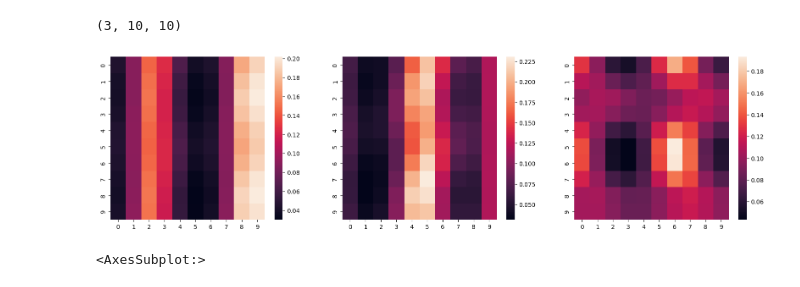
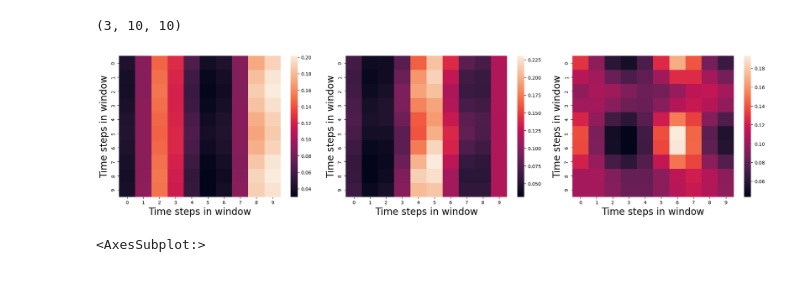
Before and after one commit to Marci0707/CryptoPredictions, a Jupyter notebook: useful_notebooks/weight_viz.ipynb, the cells around one changed output. Saved outputs shown, nothing was run; the diff lists cells and outputs as text; code cells hidden in the pictures.

```diff
--- a/useful_notebooks/weight_viz.ipynb
+++ b/useful_notebooks/weight_viz.ipynb
@@ -76,13 +79,15 @@ averaged_attentions.shape
 # %%
 from matplotlib import pyplot as plt
 
 fig,axes = plt.subplots(ncols=3,figsize=(20,5))
 for idx,ax in enumerate(axes):
     sns.heatmap(averaged_attentions[idx],ax=ax)
-plt.savefig('../documents/figures/self_att.png')
-# plt.tight_layout()
+    ax.set_ylabel('Time steps in window',fontsize=20)
+    ax.set_xlabel('Time steps in window',fontsize=20)
+plt.tight_layout()
+plt.savefig('../documents/figures/self_att_annotated.png')
 # %% [output]
-[figure, old version]
+[figure, new version]
 # %%
 import seaborn as sns
 fig,axes = plt.subplots(ncols=2,figsize=(13,5))
```
Also changed, not shown: parts of 1 cell of this notebook, 8 other files.
